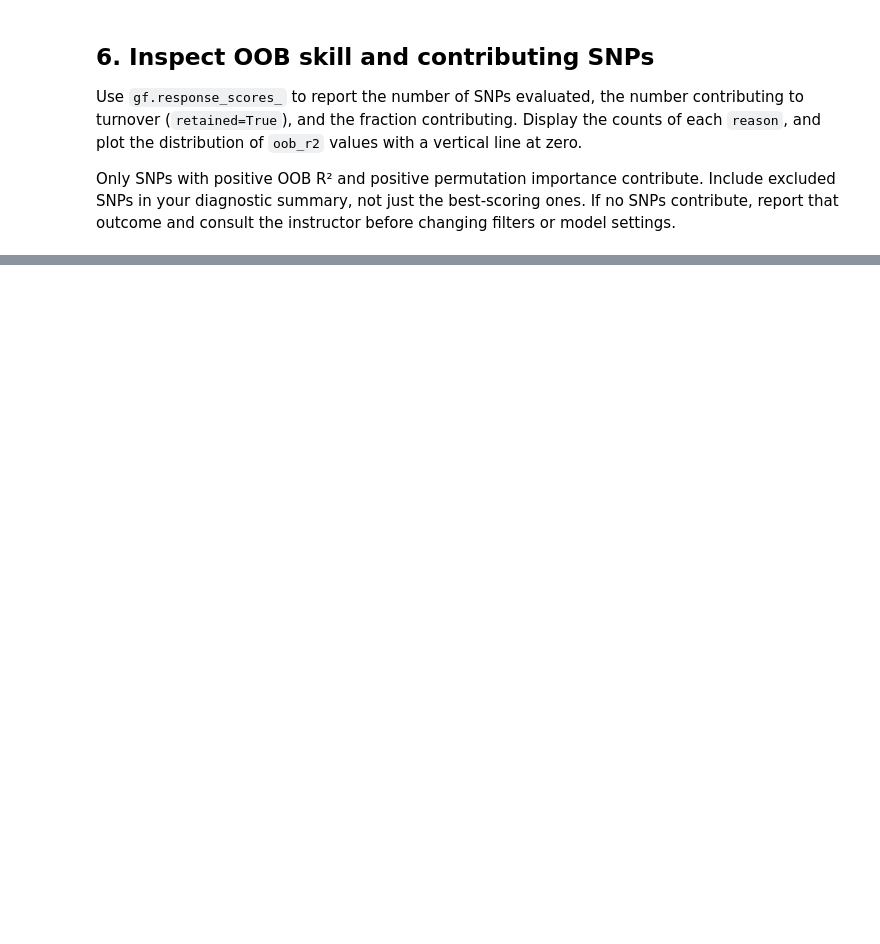
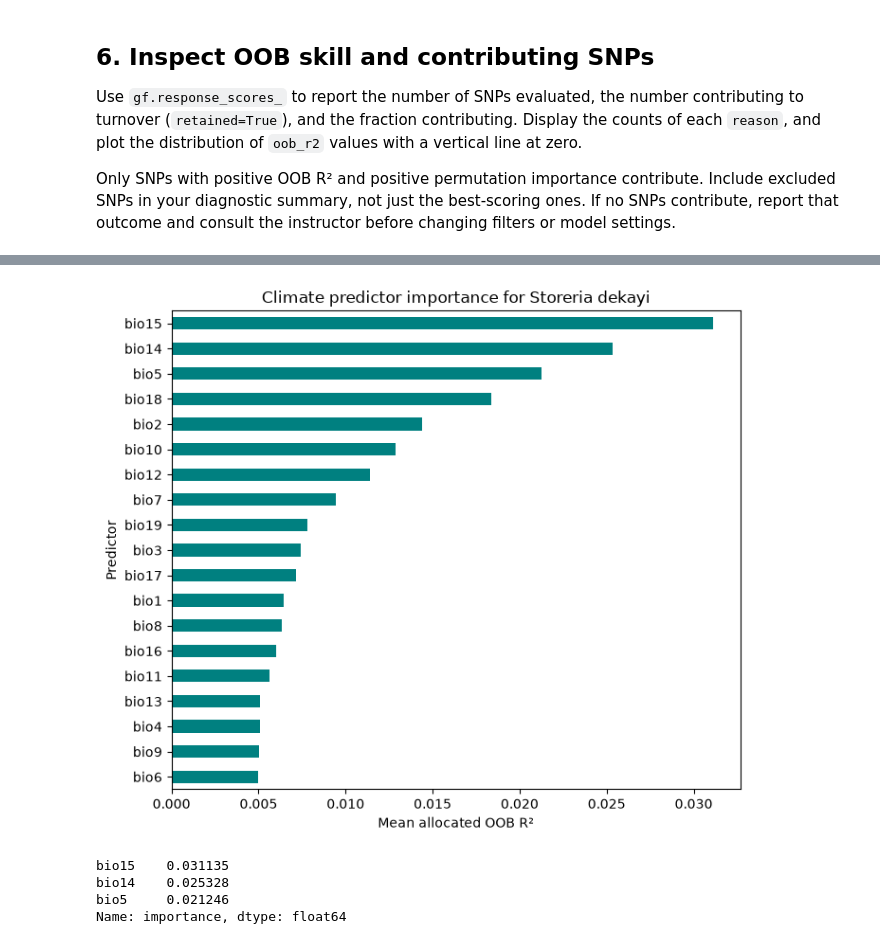
Before and after one commit to Ruddyduck13/BIO597-SpatialBiodiversity, a Jupyter notebook: docs/assignments/Assignment-09-GradientForest.ipynb, the cells around one changed output, grey strips where cells are left out. Cells and saved outputs as stored; diff of their text form; code cells hidden in the pictures; blank space fills up the shorter version.

```diff
--- a/docs/assignments/Assignment-09-GradientForest.ipynb
+++ b/docs/assignments/Assignment-09-GradientForest.ipynb
@@ -164,6 +327,25 @@ These values average allocated skill over contributing SNPs. They are not percen
 # %%
 # Make a labeled horizontal bar plot of gf.importance_.
 # Display the three highest-ranked predictors and their importance values.
+
+importance = gf.importance_.sort_values()
+
+plt.figure(figsize=(7, 6))
+importance.plot(kind="barh", color="teal")
+plt.xlabel("Mean allocated OOB R²")
+plt.ylabel("Predictor")
+plt.title(f"Climate predictor importance for {species_name}")
+plt.tight_layout()
+plt.show()
+
+top3 = gf.importance_.sort_values(ascending=False).head(3)
+top3
+# %% [output]
+[figure, added]
+bio15    0.031135
+bio14    0.025328
+bio5     0.021246
+Name: importance, dtype: float64
 # %% [markdown]
 **Interpretation:** Name your top three climate variables. Suggest a biological explanation for one association, and one reason that predictor importance does not isolate a causal effect. How could correlation among the 19 climate predictors complicate the ranking?
 
```
Also changed, not shown: parts of 30 cells of this notebook, 11 other files.
